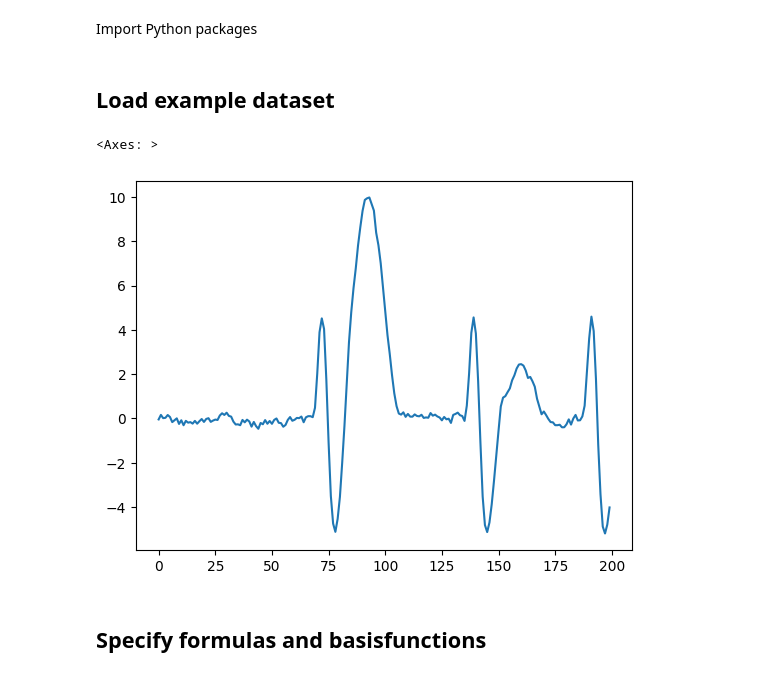
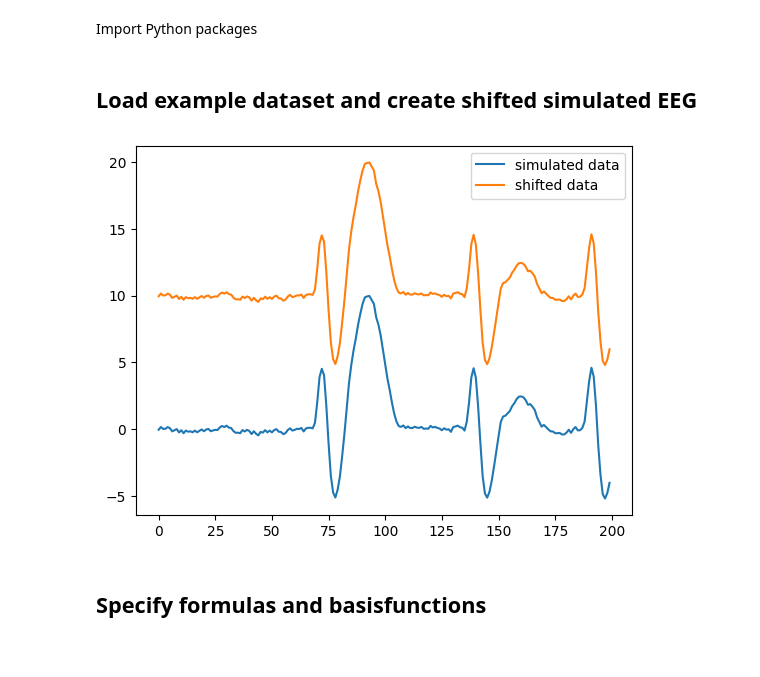
Before and after one commit to abelowska/neuroNoodle, a Jupyter notebook: test_simulated-faces-houses.ipynb, the cells around one changed output. Cells and saved outputs as stored; diff of their text form; code cells hidden in the pictures.

```diff
--- a/test_simulated-faces-houses.ipynb
+++ b/test_simulated-faces-houses.ipynb
@@ -54,15 +52,19 @@ from mne.stats import linear_regression
 from mne.viz import plot_compare_evokeds, plot_events
 import matplotlib.pyplot as plt
 # %% [markdown]
-## Load example dataset
+## Load example dataset and create shifted simulated EEG
 # %%
 data, evts = jl.seval("UnfoldSim.predef_eeg()")
 # %%
 dat_py = list(data)
-sns.lineplot(dat_py[:200])
+sns.lineplot(dat_py[:200], label='simulated data')
+
+dat_py_shifted = np.array(data) + 10
+sns.lineplot(dat_py_shifted[:200], label='shifted data')
+
+plt.show()
 # %% [output]
-<Axes: >
-[figure, old version]
+[figure, new version]
 # %% [markdown]
 ## Specify formulas and basisfunctions
 # %%
```
Also changed, not shown: parts of 8 cells of this notebook, 4 other files.
